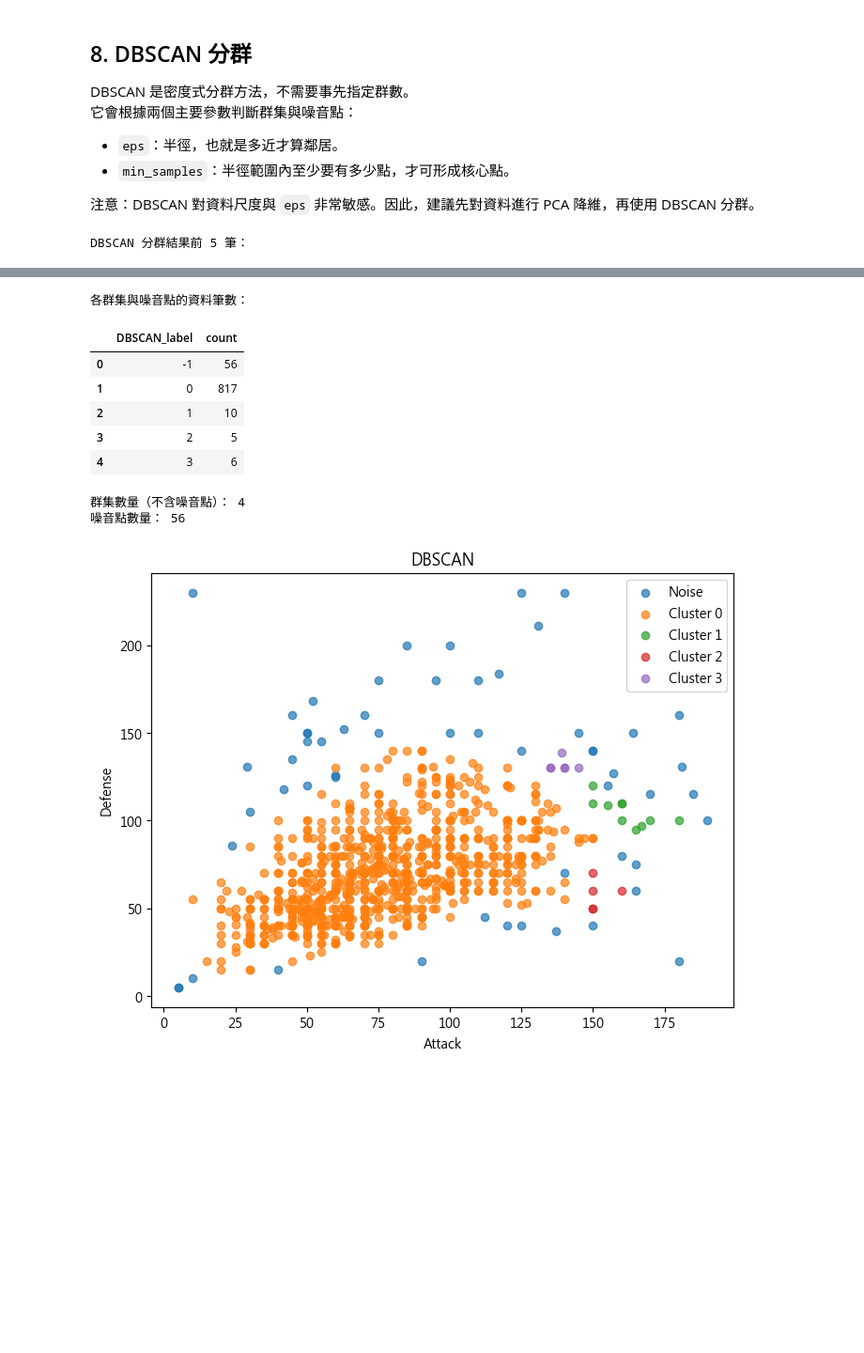
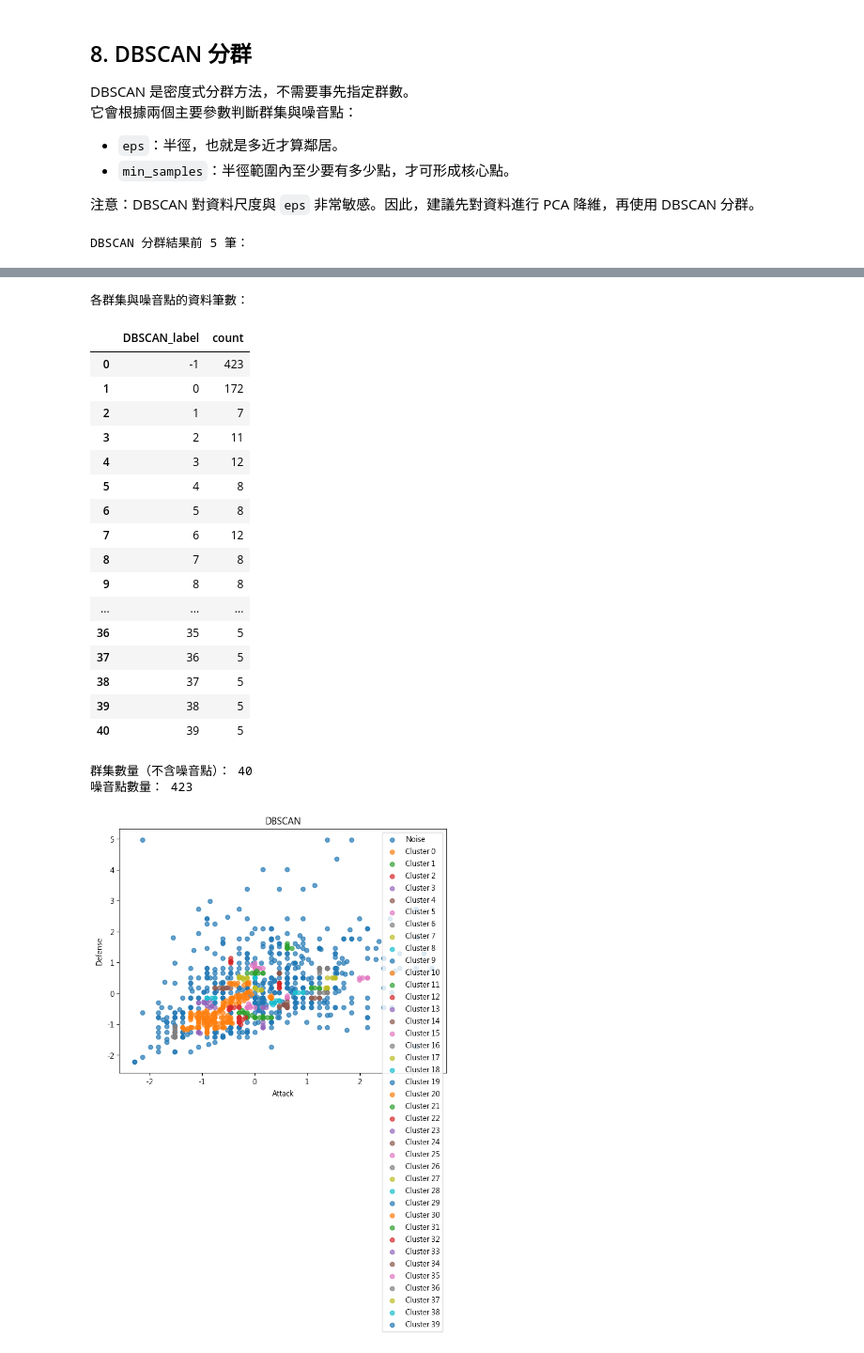
Before and after one commit to arku02/python_machine_learning, a Jupyter notebook: 5/module_5.ipynb, the cells around one changed output, grey strips where cells are left out. Shown at 94% size. Cells and saved outputs as stored; diff of their text form; code cells hidden in the pictures; blank space fills up the shorter version.

```diff
--- a/5/module_5.ipynb
+++ b/5/module_5.ipynb
@@ -686,6 +685,7 @@ DBSCAN 是密度式分群方法，不需要事先指定群數。
 # ============================================================
 
 from sklearn.cluster import DBSCAN
+from sklearn.preprocessing import StandardScaler
 
 # ------------------------------------------------------------
 # 9.1 選擇兩個原始特徵
@@ -694,6 +694,14 @@ from sklearn.cluster import DBSCAN
 dbscan_features = ["Attack", "Defense"]
 
 X_dbscan = work[dbscan_features].copy()
+# 老師沒有標準化
+# 所以下面都沒有標準化
+standard_scaler = StandardScaler()
+standard_scaled = standard_scaler.fit_transform(X_dbscan)
+X_dbscan = pd.DataFrame(standard_scaled, columns=dbscan_features)
+# 要記得加 columns=
+
+
 
 # ------------------------------------------------------------
 # 9.2 建立 DBSCAN 模型
@@ -713,9 +721,11 @@ X_dbscan = work[dbscan_features].copy()
 #    ...
 
 dbscan = DBSCAN(
-    eps=10,
+    eps=0.1,
     min_samples=5
 )
+# 因為標準化了, eps 就要改成0-1之間, 原本是 10
+
 
 dbscan_labels = dbscan.fit_predict(X_dbscan)
 
@@ -802,10 +812,21 @@ DBSCAN 分群結果前 5 筆：
 各群集與噪音點的資料筆數：
 |  | DBSCAN_label | count |
-| 0 | -1 | 56 |
-| 1 | 0 | 817 |
-| 2 | 1 | 10 |
-| 3 | 2 | 5 |
-| 4 | 3 | 6 |
+| 0 | -1 | 423 |
+| 1 | 0 | 172 |
+| 2 | 1 | 7 |
+| 3 | 2 | 11 |
+| 4 | 3 | 12 |
+| 5 | 4 | 8 |
+| 6 | 5 | 8 |
+| 7 | 6 | 12 |
+| 8 | 7 | 8 |
+| 9 | 8 | 8 |
+| ... | ... | ... |
+| 36 | 35 | 5 |
+| 37 | 36 | 5 |
+| 38 | 37 | 5 |
+| 39 | 38 | 5 |
+| 40 | 39 | 5 |
-群集數量（不含噪音點）： 4
-噪音點數量： 56
+群集數量（不含噪音點）： 40
+噪音點數量： 423
-[figure, old version]
+[figure, new version]
```
Also changed, not shown: parts of 3 cells of this notebook, 7 other files.
